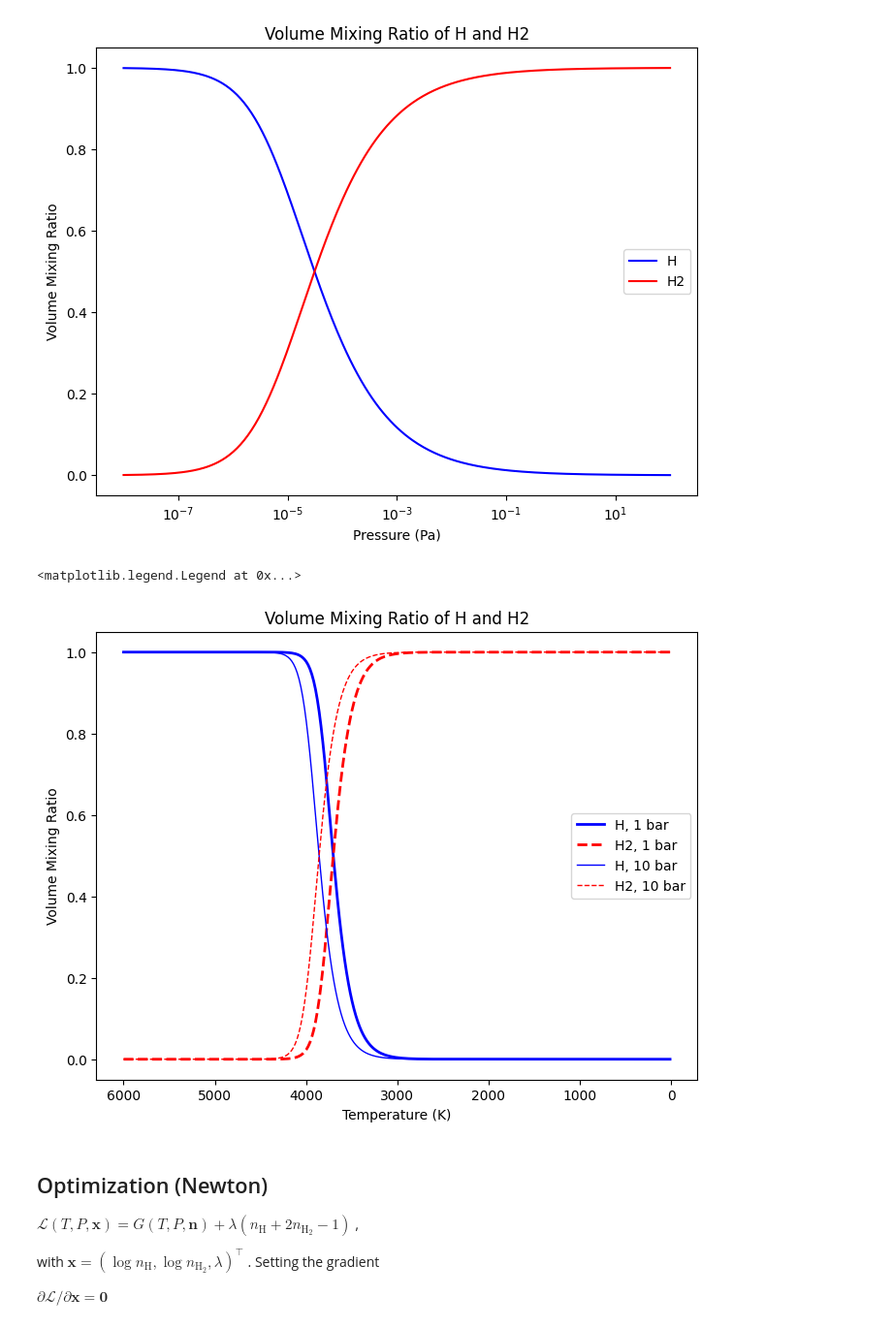
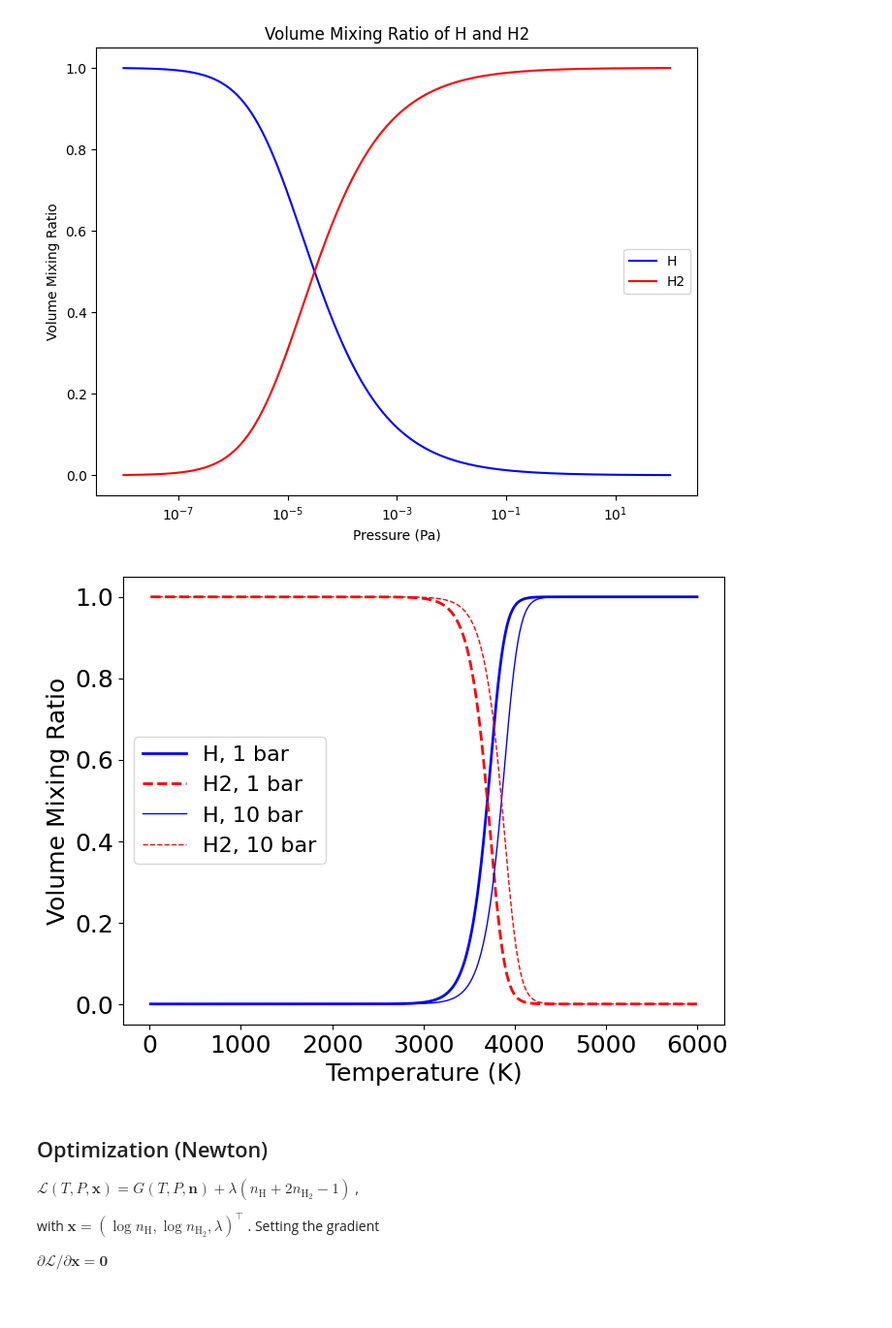
Before and after one commit to HajimeKawahara/exogibbs, a Jupyter notebook: documents/ipynb/tce_two_species.ipynb, the cells around one changed output. Shown: that part at 97% size. Drawn from its saved outputs; the diff is of its cells as text; code cells hidden in the pictures; blank space fills up the shorter version.

Commit message:
font size label

```diff
--- a/documents/ipynb/tce_two_species.ipynb
+++ b/documents/ipynb/tce_two_species.ipynb
@@ -139,22 +139,25 @@ plt.legend()
 <matplotlib.legend.Legend at 0x...>
 [figure]
 # %%
+from tkinter import font
+
+
 plt.figure(figsize=(8, 6))
 plt.plot(Tarr, vmr_h(compute_k(1.0,Tarr)), label='H, 1 bar', color='blue', lw=2)
 plt.plot(Tarr, vmr_h2(compute_k(1.0,Tarr)), label='H2, 1 bar', color='red', ls='--', lw=2)
 plt.plot(Tarr, vmr_h(compute_k(10.0,Tarr)), label='H, 10 bar', color='blue', lw=1)
 plt.plot(Tarr, vmr_h2(compute_k(10.0,Tarr)), label='H2, 10 bar', color='red', ls='--', lw=1)
 
 #plt.xscale('log')
 #plt.yscale('log')
-plt.gca().invert_xaxis()
-plt.xlabel("Temperature (K)")
-plt.ylabel('Volume Mixing Ratio')
-plt.title('Volume Mixing Ratio of H and H2')
-plt.legend()
+#plt.gca().invert_xaxis()
+plt.tick_params(labelsize=18)
+plt.xlabel("Temperature (K)",fontsize=18)
+plt.ylabel('Volume Mixing Ratio', fontsize=18)
+plt.legend(fontsize=16, loc='center left')
+plt.savefig("tce_two_species.png", dpi=300, bbox_inches='tight')
 # %% [output]
-<matplotlib.legend.Legend at 0x...>
-[figure, old version]
+[figure, new version]
 # %% [markdown]
 ## Optimization (Newton)
 
```
